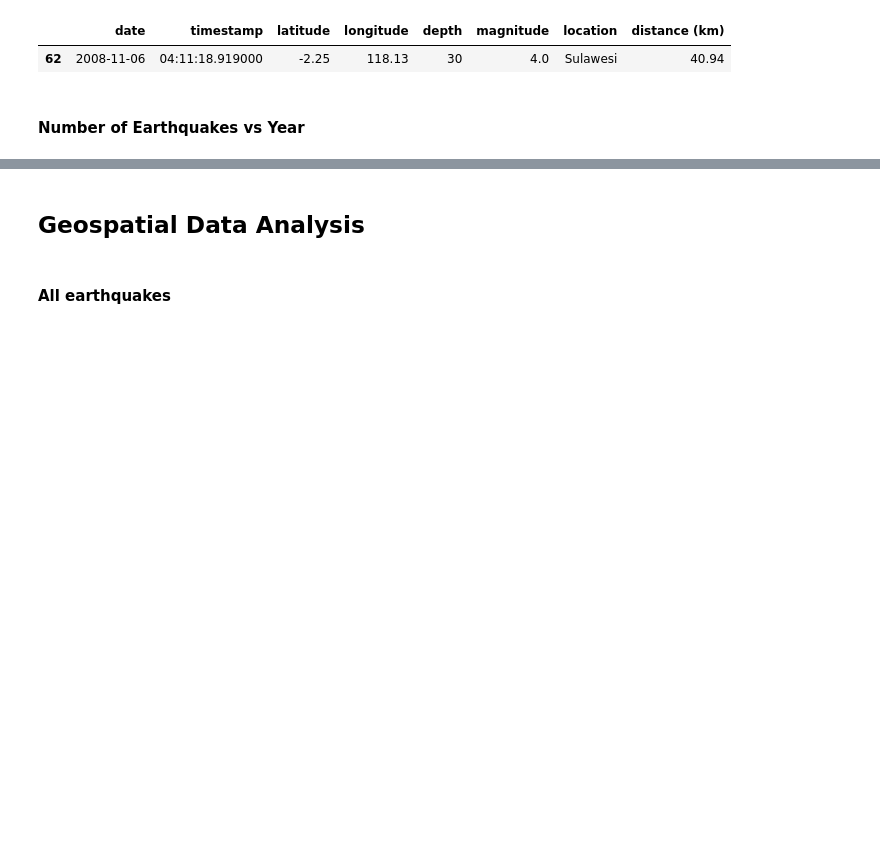
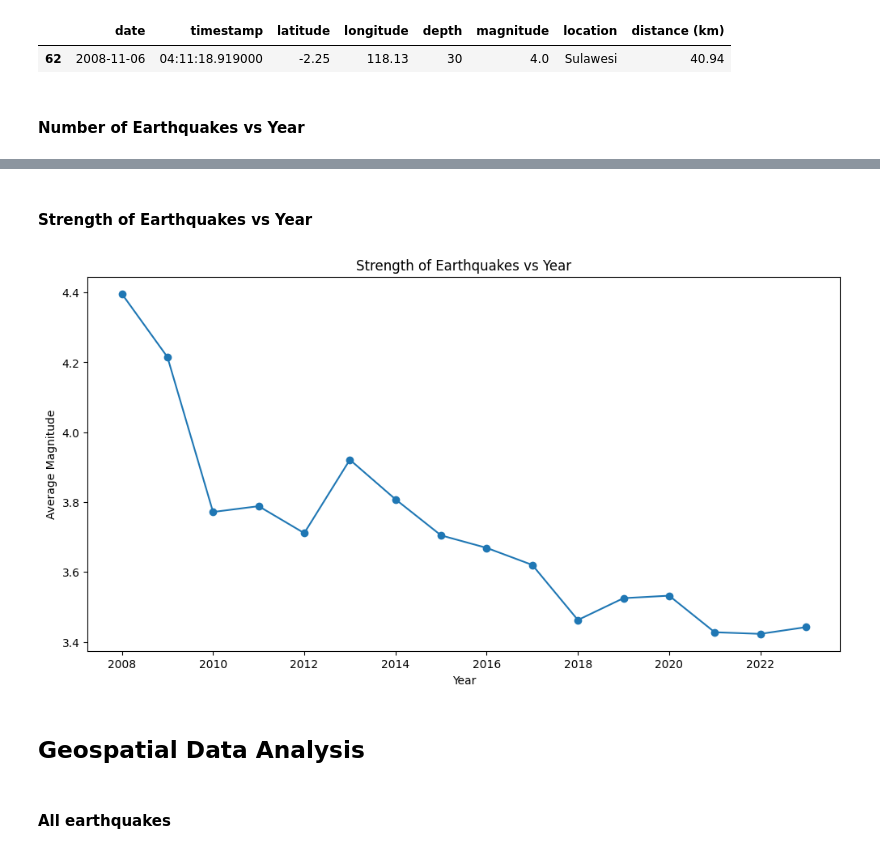
Before and after one commit to wrjodjana/indonesian-earthquakes, a Jupyter notebook: eda.ipynb, the cells around one changed output, grey strips where cells are left out. Saved outputs shown, nothing was run; the diff lists cells and outputs as text; code cells hidden in the pictures; blank space fills up the shorter version.

Commit message:
added strength of earthquakes vs year

```diff
--- a/eda.ipynb
+++ b/eda.ipynb
@@ -176,3 +176,19 @@ plt.show()
+# %% [markdown]
+#### Strength of Earthquakes vs Year
+# %%
+df_year = df
+df_year["year"] = pd.DatetimeIndex(df_year["date"]).year
+yearly_magnitudes = df_year.groupby("year")["magnitude"].mean().reset_index()
+
+fig, ax = plt.subplots(figsize=(12,6))
+plt.scatter(yearly_magnitudes.year, yearly_magnitudes["magnitude"])
+plt.plot(yearly_magnitudes.year, yearly_magnitudes["magnitude"], linestyle="-")
+plt.title("Strength of Earthquakes vs Year")
+plt.xlabel("Year")
+plt.ylabel("Average Magnitude")
+plt.show()
+# %% [output]
+[figure, added]
 # %% [markdown]
 ## Geospatial Data Analysis
 # %%
```
Also changed, not shown: parts of 1 cell of this notebook.
